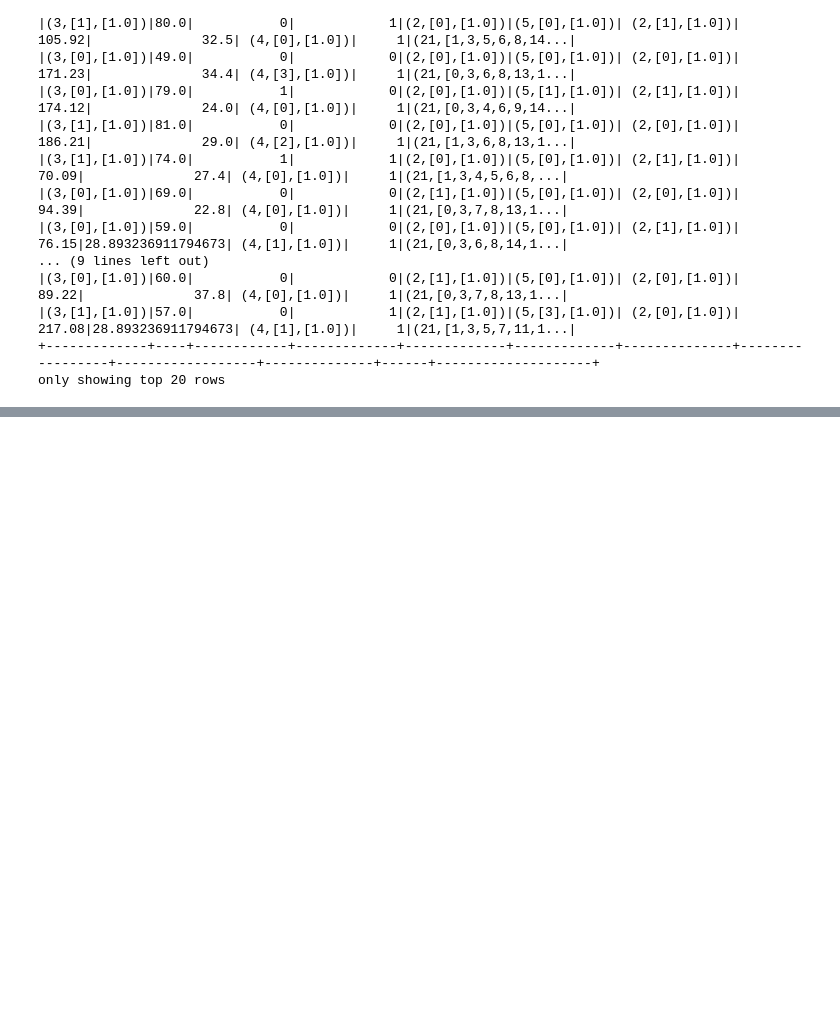
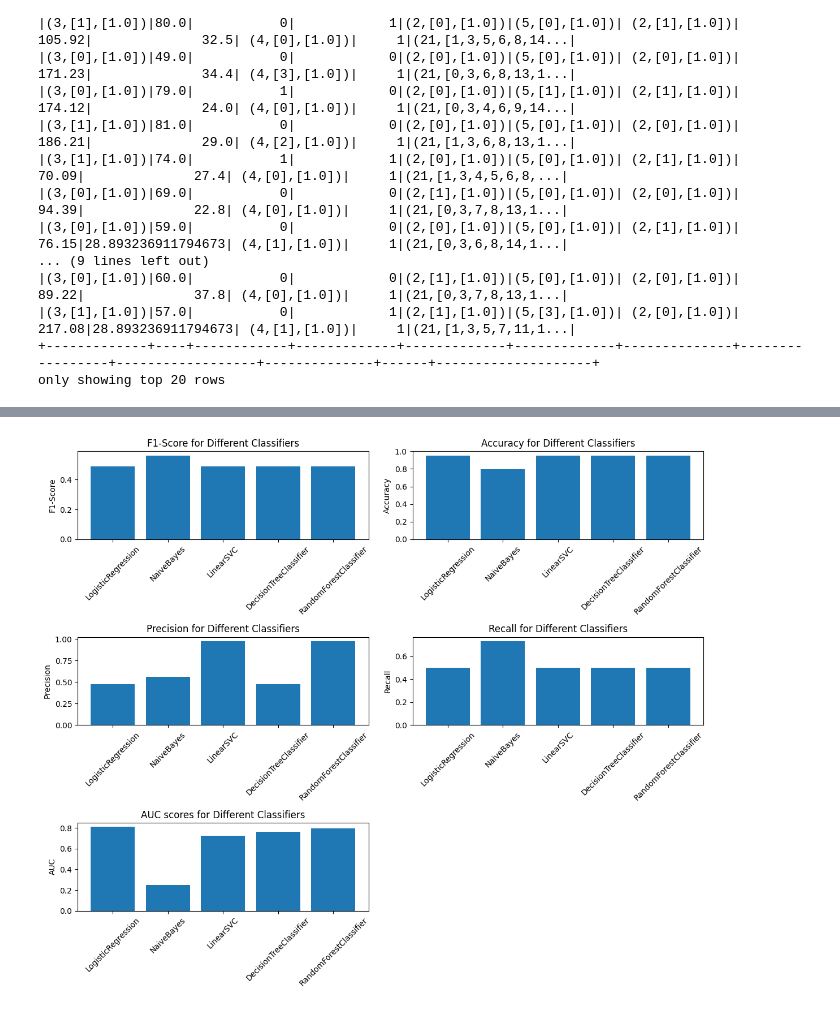
Before and after one commit to TanjaArsic/Data-warehouse-data-mining, a Jupyter notebook: stroke_prediction.ipynb, the cells around one changed output, grey strips where cells are left out. Saved outputs shown, nothing was run; the diff lists cells and outputs as text; code cells hidden in the pictures; blank space fills up the shorter version.

```diff
--- a/stroke_prediction.ipynb
+++ b/stroke_prediction.ipynb
@@ -211,6 +270,13 @@ classifiers = [
     RandomForestClassifier(featuresCol="features", labelCol="stroke")
 ]
 # %%
+auc_scores = list()
+f1_scores = list()
+accuracy_scores = list()
+precision_scores = list()
+recall_scores = list()
+classifier_names = list()
+
 for classifier in classifiers:
     print(
         f'Klasifikator {classifier.__class__.__name__} s 30:70 test:trening podelom podataka:')
@@ -231,6 +297,11 @@ for classifier in classifiers:
     print(
         f'Evaluacija {classifier.__class__.__name__} klasifikatora za 30:70 test:trening podelu podataka:')
     print(classification_report(actual_strokes, predicted_strokes, zero_division=1))
+    report = classification_report(actual_strokes, predicted_strokes, zero_division=1, output_dict=True)
+    f1_scores.append(report['macro avg']['f1-score'])
+    accuracy_scores.append(report['accuracy'])
+    precision_scores.append(report['macro avg']['precision'])
+    recall_scores.append(report['macro avg']['recall'])
     print("Matrica konfuzije:")
     print(confusion_matrix(actual_strokes, predicted_strokes))
 
@@ -238,5 +309,7 @@ for classifier in classifiers:
     auc = evaluator.evaluate(predictions)
     print("Površina ispod ROC krive (AUC):", auc)
     print("------------------------------------")
+    classifier_names.append(classifier.__class__.__name__)
+    auc_scores.append(auc)
 # %% [output]
 Klasifikator LogisticRegression s 30:70 test:trening podelom podataka:
@@ -261 +332,51 @@ Površina ispod ROC krive (AUC): 0.8003061224489789
+# %%
+plt.figure(figsize=(12, 10))
+# F1-Score subplot
+plt.subplot(3, 2, 1)
+plt.bar(range(len(classifier_names)), f1_scores)
+plt.xticks(range(len(classifier_names)), classifier_names, rotation=45)
+plt.ylabel('F1-Score')
+plt.title('F1-Score for Different Classifiers')
+
+# Accuracy subplot
+plt.subplot(3, 2, 2)
+plt.bar(range(len(classifier_names)), accuracy_scores)
+plt.xticks(range(len(classifier_names)), classifier_names, rotation=45)
+plt.ylabel('Accuracy')
+plt.title('Accuracy for Different Classifiers')
+
+# Precision subplot
+plt.subplot(3, 2, 3)
+plt.bar(range(len(classifier_names)), precision_scores)
+plt.xticks(range(len(classifier_names)), classifier_names, rotation=45)
+plt.ylabel('Precision')
+plt.title('Precision for Different Classifiers')
+
+# Recall subplot
+plt.subplot(3, 2, 4)
+plt.bar(range(len(classifier_names)), recall_scores)
+plt.xticks(range(len(classifier_names)), classifier_names, rotation=45)
+plt.ylabel('Recall')
+plt.title('Recall for Different Classifiers')
+
+plt.subplot(3, 2, 5)
+plt.bar(range(len(classifier_names)), auc_scores)
+plt.xticks(range(len(classifier_names)), classifier_names, rotation=45)
+plt.ylabel('AUC')
+plt.title('AUC scores for Different Classifiers')
+
+plt.tight_layout()
+plt.show()
+
+# plt.figure(figsize=(10, 6))
+# plt.bar(range(len(classifier_names)), auc_scores)
+# plt.ylabel('AUC Score')
+# plt.title('AUC Scores for Different Classifiers')
+# plt.xticks(range(len(classifier_names)), classifier_names, rotation=45)
+# plt.tight_layout()
+
+# Prikazi plot
+# plt.show()
+# %% [output]
+[figure, added]
 # %%
```
Also changed, not shown: parts of 9 cells of this notebook, 2 other files.
